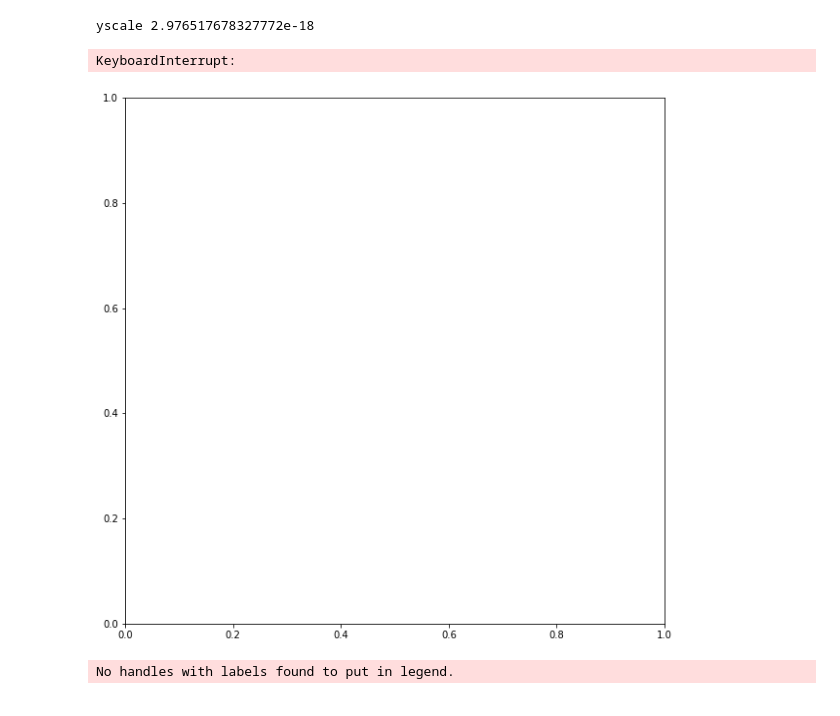
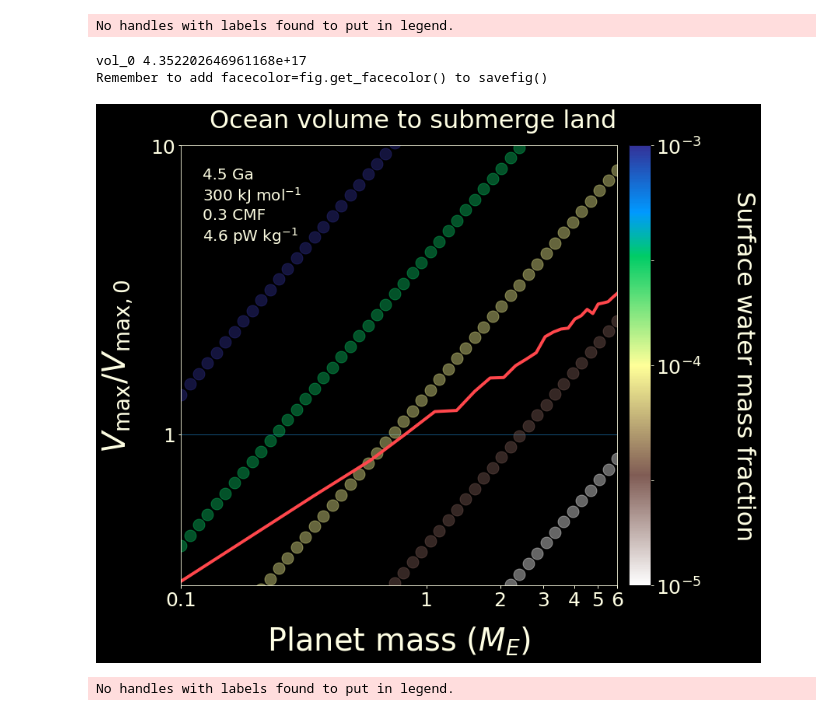
Before and after one commit to clairesworld/exo-top, a Jupyter notebook: notebooks/plot_ocean_capacity.ipynb, the cells around one changed output. Saved outputs shown, nothing was run; the diff lists cells and outputs as text; code cells hidden in the pictures.

```diff
--- a/notebooks/plot_ocean_capacity.ipynb
+++ b/notebooks/plot_ocean_capacity.ipynb
@@ -33,6 +31,6 @@ benchmark_path = '../benchmarks/'
 # %%
 labelsize=40
-fig, axes = plottop.plot_ocean_capacity_relative(n_stats=500, relative=True, nplanets=25,
+fig, axes = plottop.plot_ocean_capacity_relative(n_stats=100, relative=True, nplanets=25,
                                                  legsize=20, ticksize=25, labelsize=labelsize, wspace=0.15,
                                                  titlesize=32, fig_path=fig_path, save=False,
                                                  showwaterscale=True, log=True,
@@ -43,37 +41,40 @@ fig, axes = plottop.plot_ocean_capacity_relative(n_stats=500, relative=True, npl
 #                                                  c='#81f79f',
                                                  c='xkcd:light red',
                                                  alpha=1, lw=4, ymin=0.3, ymax=1.8, labelpad=10,
-                                                 set_ylim=True, x_vars=['M_p'],
+                                                 set_ylim=True, x_vars=['M_p'], units=['$M_E$'],
+                                                 x_range=[(0.1 * p.M_E, 6 * p.M_E)], xscales=[p.M_E ** -1],
+                                                 xlabels=['Planet mass\n($M_E$)'],
                                                  leg_bbox=(0, 1.01), clabelpad=70,
                                                  fname='ocean-vol', ytitle=1.05,
                                                 mass_frac_sfcwater=[1e-5, 3e-5, 1e-4, 3e-4, 1e-3])
 ax = axes[0]
 # for ax in axes:
 #     ax.set_xscale('log')
 #     ax.set_yscale('log')
 ax.set_ylabel('$V_{\mathrm{max}}/V_{\mathrm{max},0}$', fontsize=labelsize, c='xkcd:off white', labelpad=20)
 ax.set_xlabel('Planet mass ($M_E$)', fontsize=labelsize, c='xkcd:off white', labelpad=20)
 
 ax.set_xlim((0.1, 6))
 ax.set_ylim((3e-1, 1e1))
 
 ax.text(0.05, 0.95, '4.5 Ga\n300 kJ mol$^{-1}$\n0.3 CMF\n4.6 pW kg$^{-1}$', fontsize=20,
                     horizontalalignment='left', c='xkcd:off white',
                     verticalalignment='top',
                     transform=ax.transAxes)
 
 ax.xaxis.set_major_formatter(ticker.FormatStrFormatter('%g'))
 ax.xaxis.set_minor_formatter(ticker.NullFormatter())
 ax.yaxis.set_major_formatter(ticker.FormatStrFormatter('%g'))
 ax.yaxis.set_minor_formatter(ticker.NullFormatter())
 ax.set_xticks([0.1, 1, 2, 3, 4, 5, 6])
 
 fig, *axes = dark_background(fig, axes)
 fig.savefig(fig_path+'ocn_vol.png', bbox_inches='tight')
 # %% [output]
-yscale 2.976517678327772e-18
+No handles with labels found to put in legend.
-KeyboardInterrupt:
+vol_0 4.352202646961168e+17
+Remember to add facecolor=fig.get_facecolor() to savefig()
-[figure, old version]
+[figure, new version]
 # %%
 fig, axes = plottop.plot_ocean_capacity_relative(n_stats=100,
                                                  legsize=23.5, ticksize=20, labelsize=28, wspace=0.15,
```
Also changed, not shown: parts of 1 cell of this notebook, 7 other files.
